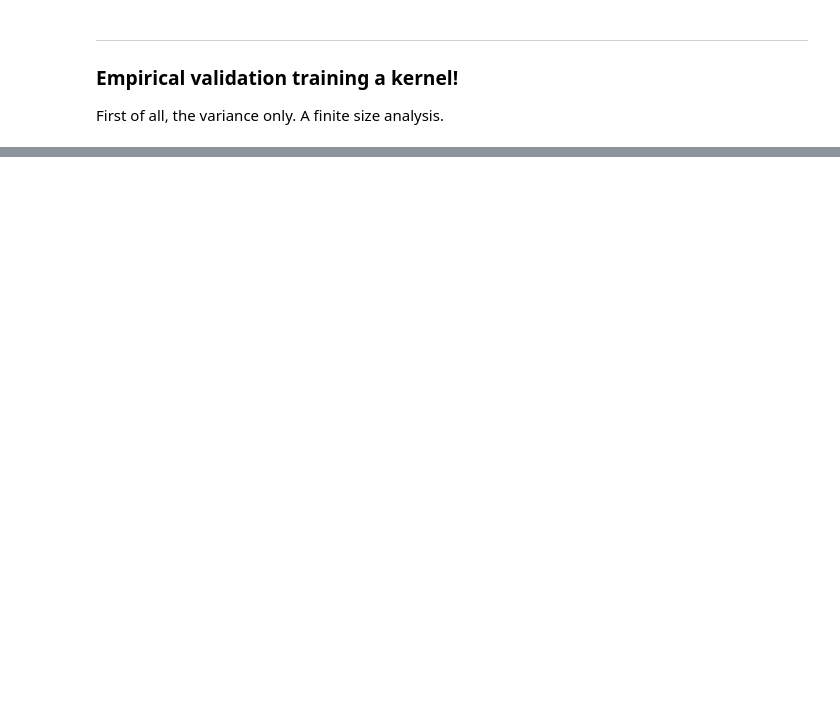
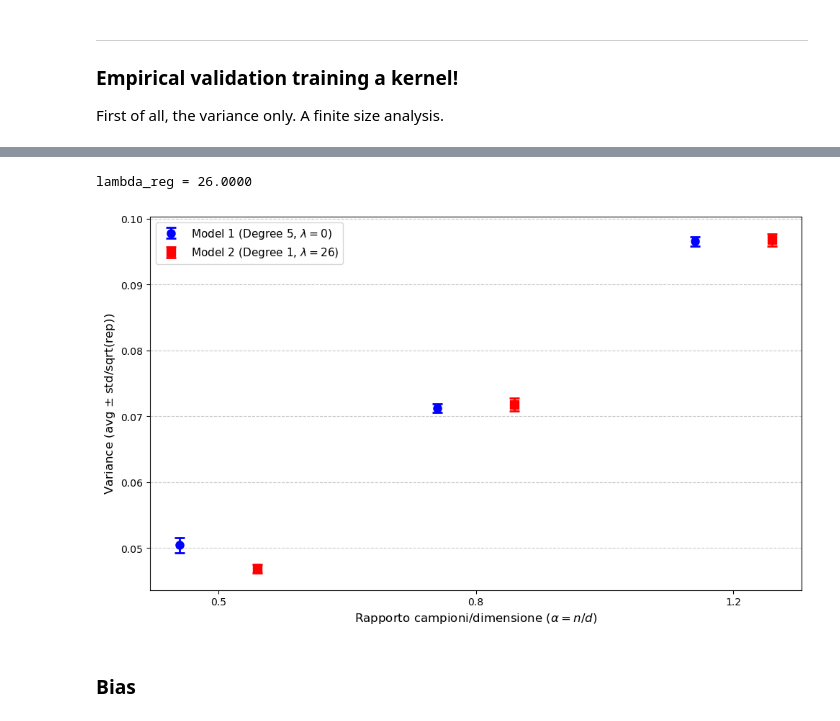
Before and after one commit to lorenzorizzi17/NeuralScaling, a Jupyter notebook: code/isotropicKernel.ipynb, the cells around one changed output, grey strips where cells are left out. Saved outputs shown, nothing was run; the diff lists cells and outputs as text; code cells hidden in the pictures; blank space fills up the shorter version.

```diff
--- a/code/isotropicKernel.ipynb
+++ b/code/isotropicKernel.ipynb
@@ -426,3 +475,68 @@ Questo è molto più elegante e convincente (fisicamente) che cercare di far coi
+# %%
+alpha_values = [0.5, 0.8, 1.2]
+d = 3000 #maybe larger d?
+
+kappa = 1
+sigma = 2
+m_max = 20
+B_full = 5
+
+n_runs = 20
+
+taylor_full = [comb(B_full, m) for m in range(m_max)]
+taylor_truncated = taylor_full[:kappa+1]
+derivatives_full = [factorial(m)*taylor_full[m] for m in range(len(taylor_full))]
+
+lambda_reg = l(kappa, derivatives_full)
+
+data_model1 = []
+data_model2 = []
+
+print(f"lambda_reg = {lambda_reg:.4f}")
+for alpha in alpha_values:
+    buffer1 = []
+    buffer2 = []
+    for j in range(n_runs):
+        mse1 = runKernelEmpiricalVariance(d, alpha, kappa, B_full, sigma, lam=0)
+        buffer1.append(mse1)
+
+        mse2 = runKernelEmpiricalVarianceTaylor(d, alpha, kappa, taylor_truncated, sigma, lam=lambda_reg)
+        buffer2.append(mse2)
+    data_model1.append(buffer1)
+    data_model2.append(buffer2)
+
+means1 = [np.mean(runs) for runs in data_model1]
+sems1  = [np.std(runs) / np.sqrt(len(runs)) for runs in data_model1]
+
+means2 = [np.mean(runs) for runs in data_model2]
+sems2  = [np.std(runs) / np.sqrt(len(runs)) for runs in data_model2]
+
+
+fig, ax = plt.subplots(figsize=(10, 6))
+x = np.arange(len(alpha_values))
+width = 0.15
+ax.errorbar(x - width, means1, yerr=sems1, fmt='o', color='blue',
+            capsize=5, capthick=2, elinewidth=2, markersize=8,
+            label=f'Model 1 (Degree {B_full}, $\lambda = 0$)')
+ax.errorbar(x + width, means2, yerr=sems2, fmt='s', color='red',
+            capsize=5, capthick=2, elinewidth=2, markersize=8,
+            label=f'Model 2 (Degree {kappa}, $\lambda = {lambda_reg:.0f}$)')
+
+ax.set_xticks(x)
+ax.set_xticklabels([f"{a:.1f}" for a in alpha_values])
+ax.set_xlabel(r'Rapporto campioni/dimensione ($\alpha = n/d$)', fontsize=12)
+ax.set_ylabel('Variance (avg $\pm$ std/sqrt(rep))', fontsize=12)
+
+ax.legend(fontsize=11)
+plt.grid(True, axis='y', linestyle='--', alpha=0.7)
+plt.tight_layout()
+
+plt.show()
+# %% [output]
+lambda_reg = 26.0000
+[figure, added]
+# %% [markdown]
+### Bias
 # %%
 def generate_target_function(d, D):
     coeffs = {}
```
Also changed, not shown: parts of 11 cells of this notebook, 7 other files.
